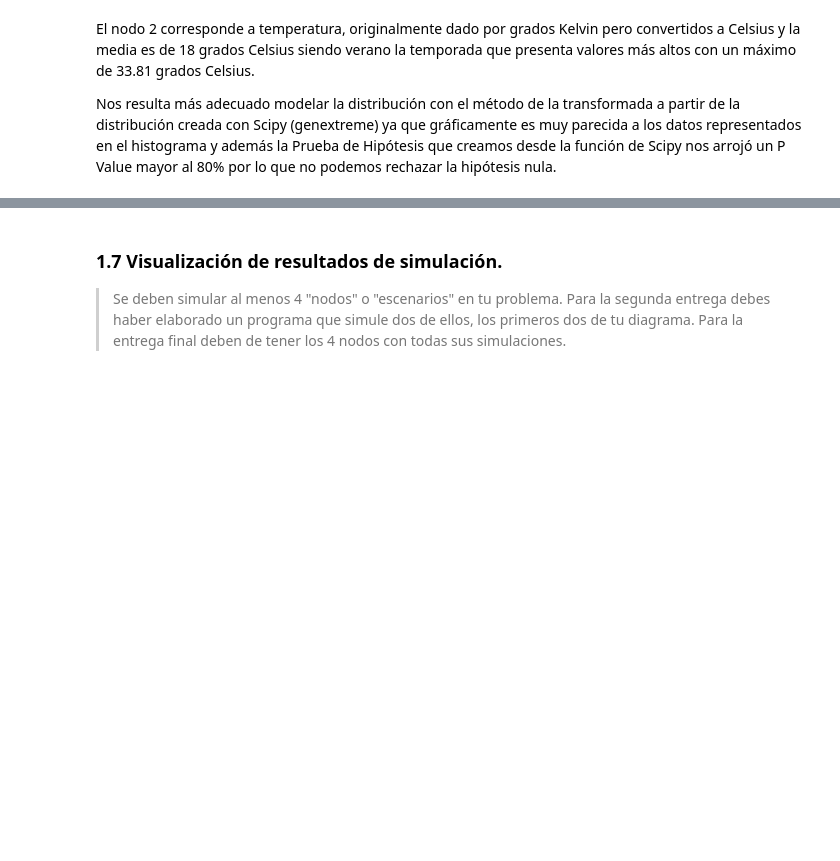
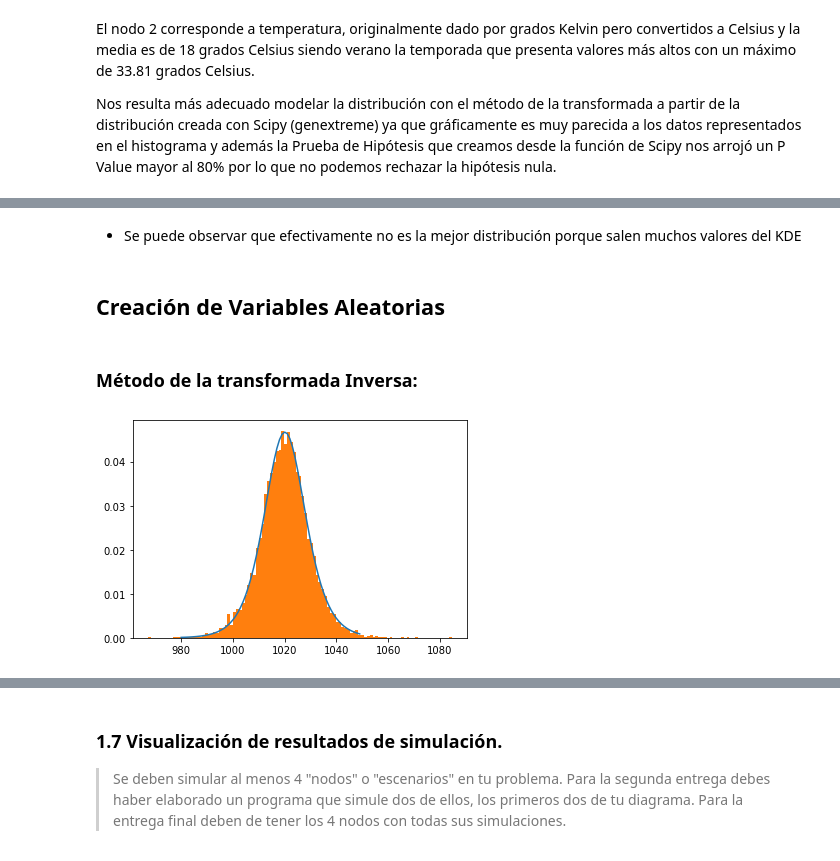
Before and after one commit to PintorOD1997/ProyectoConjunto_LandaverdeI_PintorD, a Jupyter notebook: ProyectoModulo1_OchoaD_MercadoI.ipynb, the cells around one changed output, grey strips where cells are left out. Saved outputs shown, nothing was run; the diff lists cells and outputs as text; code cells hidden in the pictures; blank space fills up the shorter version.

```diff
--- a/ProyectoModulo1_OchoaD_MercadoI.ipynb
+++ b/ProyectoModulo1_OchoaD_MercadoI.ipynb
@@ -986,0 +1042,13 @@ Nos resulta más adecuado modelar la distribución con el método de la transfor
+# %% [markdown]
+* Se puede observar que efectivamente no es la mejor distribución porque salen muchos valores del KDE
+# %% [markdown]
+## Creación de Variables Aleatorias
+# %% [markdown]
+### Método de la transformada Inversa:
+# %%
+# A partir de la distribución obtenida por Scipy
+presion_aleatoria1 = trans_inversa(dist,p,10000)
+plt.plot(dom,dist(*p).pdf(dom))
+plt.hist(presion_aleatoria1,bins = "auto",density=True);
+# %% [output]
+[figure, added]
```
Also changed, not shown: parts of 77 cells of this notebook.
